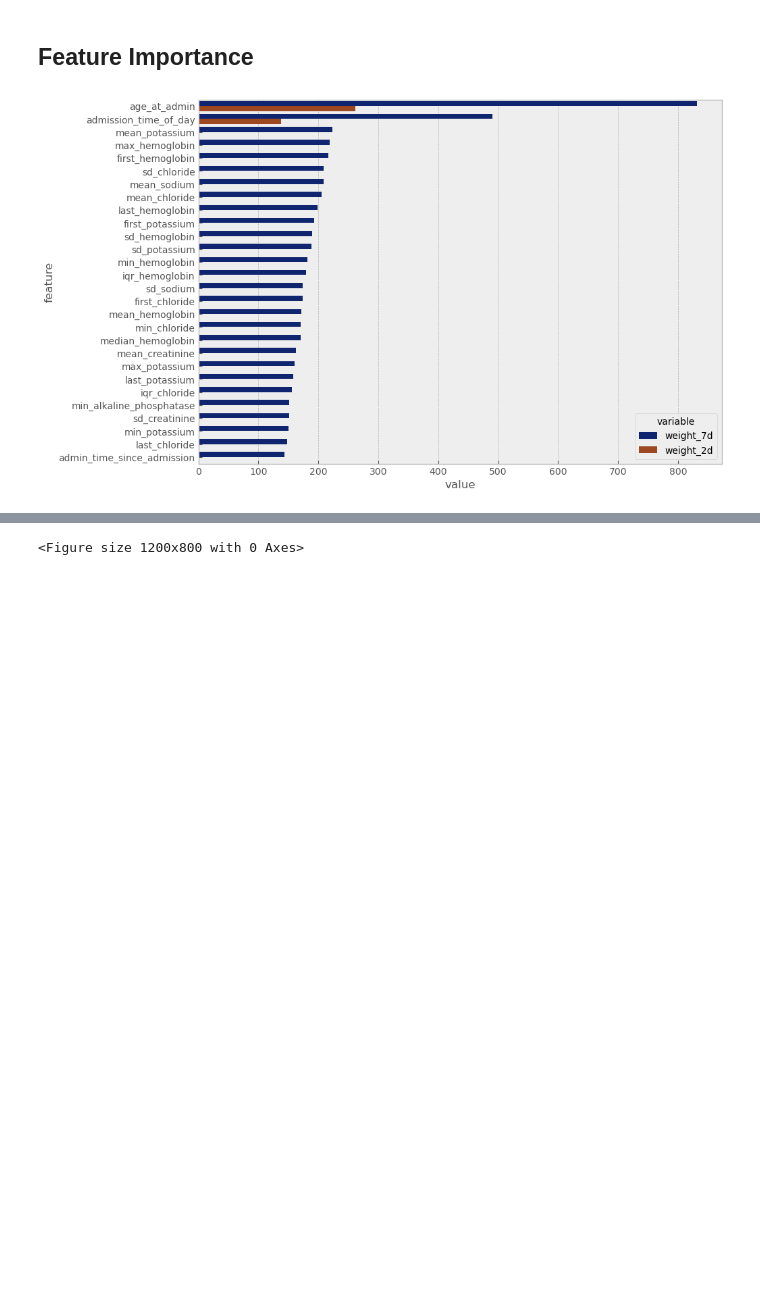
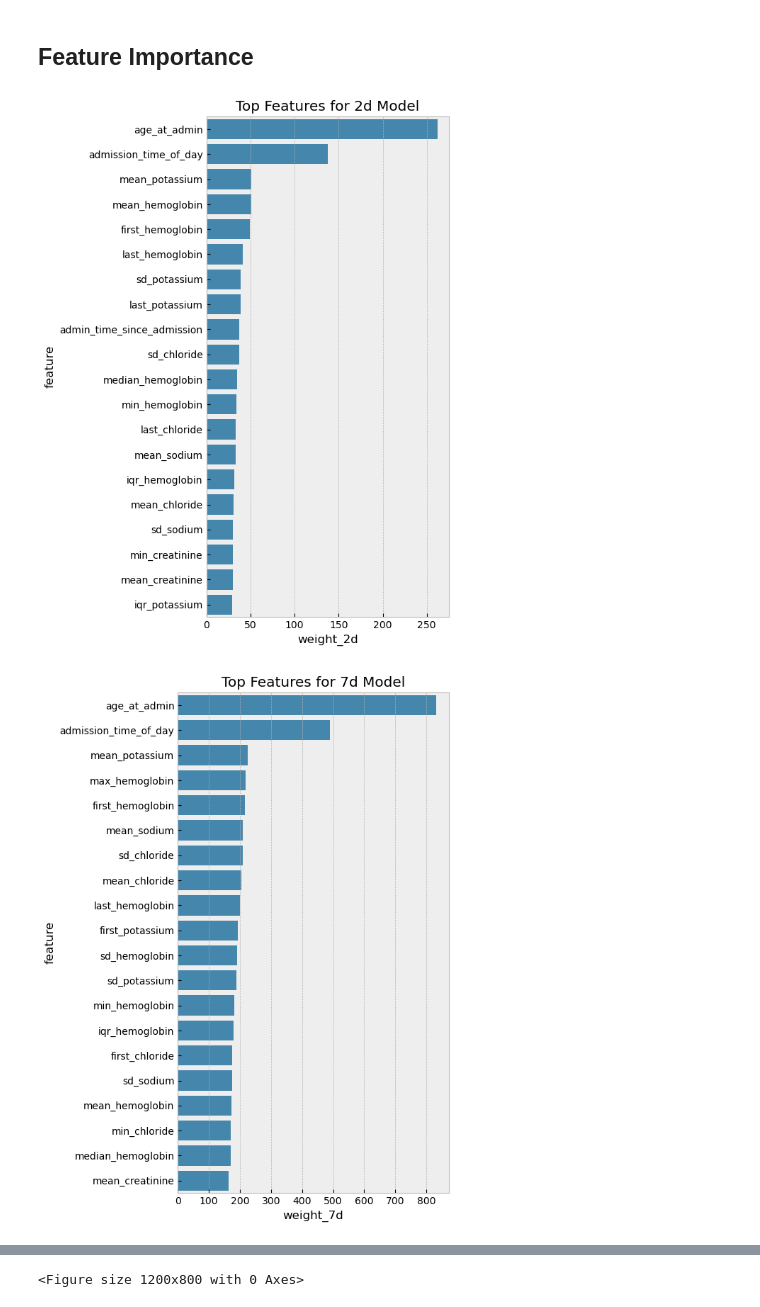
Before and after one commit to aszatrowski/predicting-cdiff, a Jupyter notebook: plot_customization.ipynb, the cells around one changed output, grey strips where cells are left out. Cells and saved outputs as stored; diff of their text form; code cells hidden in the pictures; blank space fills up the shorter version.

Commit message:
extract feature plots from xgboost models

```diff
--- a/plot_customization.ipynb
+++ b/plot_customization.ipynb
@@ -17,7 +12,7 @@ xgb_model_30d.load_model('30d_best_model.json')
 training_data_imputed_df = pd.read_csv("training_data_imputed_simple_TRAIN.csv.gz")
 train_df, val_df = train_test_split(training_data_imputed_df, test_size=0.2, random_state=1)
 
-X_val = val_df.drop(['cdiff_2d_flag', 'cdiff_7d_flag', 'cdiff_30d_flag', 'survival_time'], axis=1)
+X_val = val_df.drop(['cdiff_2d_flag', 'cdiff_7d_flag', 'cdiff_30d_flag', 'cdiff_survival_flag', 'survival_time'], axis=1)
 y_val_30 = val_df['cdiff_30d_flag']
 
 y_val_30.value_counts()
@@ -47,7 +42,7 @@ for window in windows:
     plt.step(fpr, tpr, label=f"{window} AUC = {auc_score:.3f}")
     plt.xlabel("False Positive Rate")
     plt.ylabel("True Positive Rate")
-    plt.title(f"ROC Curves for C. diff Prediction Windows")
+    plt.title(f"ROC Curves for C. diff Prediction Windows in Validation Set")
     plt.legend(loc="lower right")
     plt.tight_layout()
 plt.show()
@@ -77,7 +72,7 @@ for window in windows:
     plt.plot([0, 1], [case_rate, case_rate], linestyle='--', color='gray', label=f"No-Skill: {window}")
     plt.xlabel("Recall")
     plt.ylabel("Precision")
-    plt.title(f"Precision-Recall Curves for C. diff Prediction Windows")
+    plt.title(f"Precision-Recall Curves for C. diff Prediction Windows in Validation Set")
     plt.legend(loc="upper right")
     plt.tight_layout()
 plt.show()
@@ -88,30 +83,27 @@ plt.show()
 # %%
 windows = ['2d', '7d', '30d']
 feature_importances_df = pd.DataFrame({'feature': xgb_model.feature_names_in_})
 # plt.figure(figsize=(10, 7))
 # plt.style.use('bmh')
 for window in windows:
     xgb_model = xgb.XGBClassifier()
     xgb_model.load_model(f'{window}_best_model.json')
-    y_true = val_df[f'cdiff_{window}_flag']
 
-    window_df = pd.DataFrame(xgb_model.get_booster().get_score(importance_type='weight').items(), columns=['feature', f'weight_{window}']).sort_values([f'weight_{window}'])
+    window_df = pd.DataFrame(xgb_model.get_booster().get_score(importance_type='weight').items(), columns=['feature', f'weight_{window}']).sort_values([f'weight_{window}'], ascending=False).head(20)
 
-    feature_importances_df = feature_importances_df.merge(window_df, on='feature', how='outer')
+    plt.figure(figsize=(6, 8))
+    plt.style.use('bmh')
+    sns.barplot(window_df, y = 'feature', x = f'weight_{window}')
+    plt.title(f'Top Features for {window} Model')
+    plt.tight_layout()
+    plt.show()
 
-feature_importances_long = pd.melt(feature_importances_df, id_vars=['feature'], value_vars=['weight_2d', 'weight_7d', 'weight_30d'])
-feature_importances_long = feature_importances_long.sort_values(['value'], ascending=False).head(30)
-plt.figure(figsize=(10, 7))
-plt.style.use('bmh')
-sns.barplot(
-    data=feature_importances_long,
-    y="feature", x="value", hue="variable",
-     palette="dark"
-)
-plt.show()
+# feature_importances_long = pd.melt(feature_importances_df, id_vars=['feature'], value_vars=['weight_2d', 'weight_7d', 'weight_30d'])
+# feature_importances_long = feature_importances_long.sort_values(['value'], ascending=False).head(30)
 # g.set_xticklabels(g.get_xticklabels(), rotation=45)
 # g.despine(left=True)
 # g.set_axis_labels("Window", "Feature importance")
 # g.legend.set_title("")
 # %% [output]
-[figure, old version]
+[figure, new version]
+[figure, added]
```
Also changed, not shown: parts of 6 cells of this notebook.
